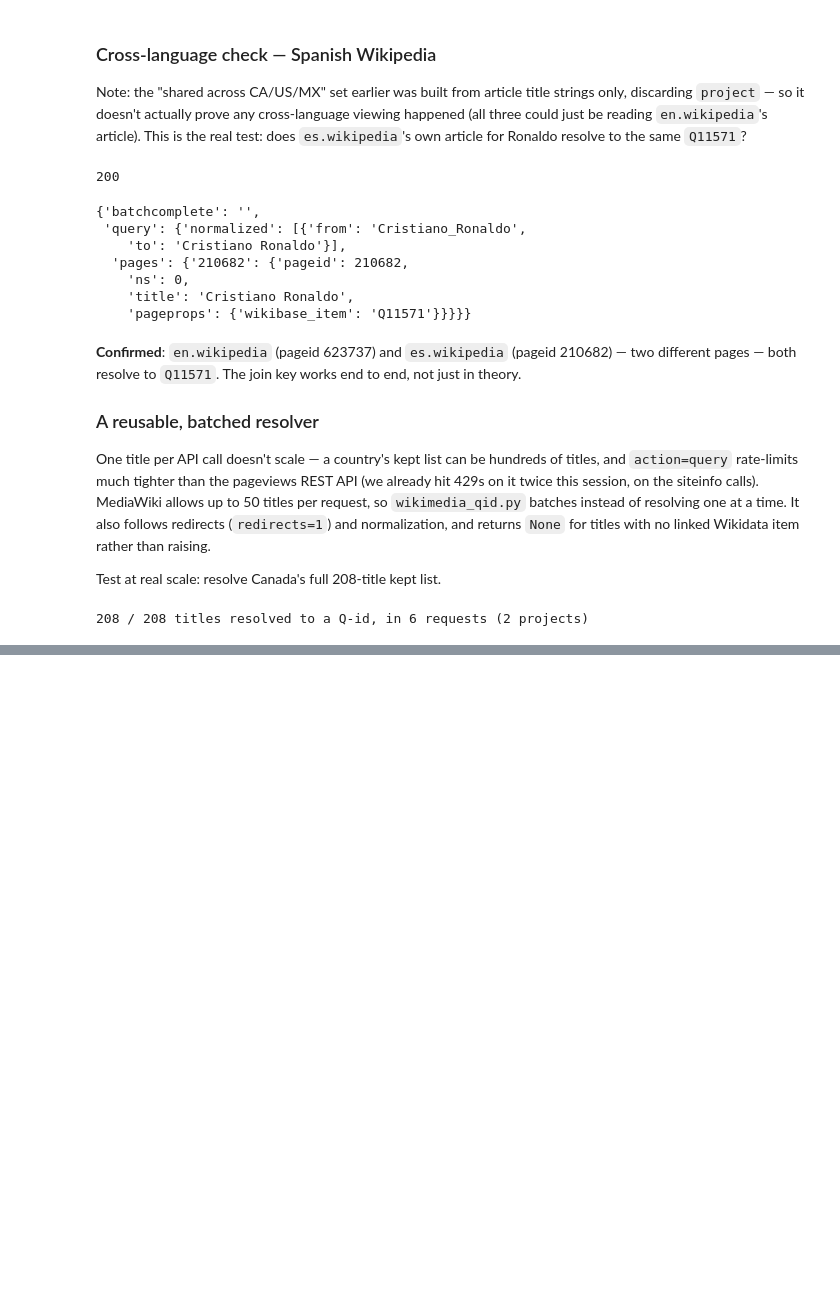
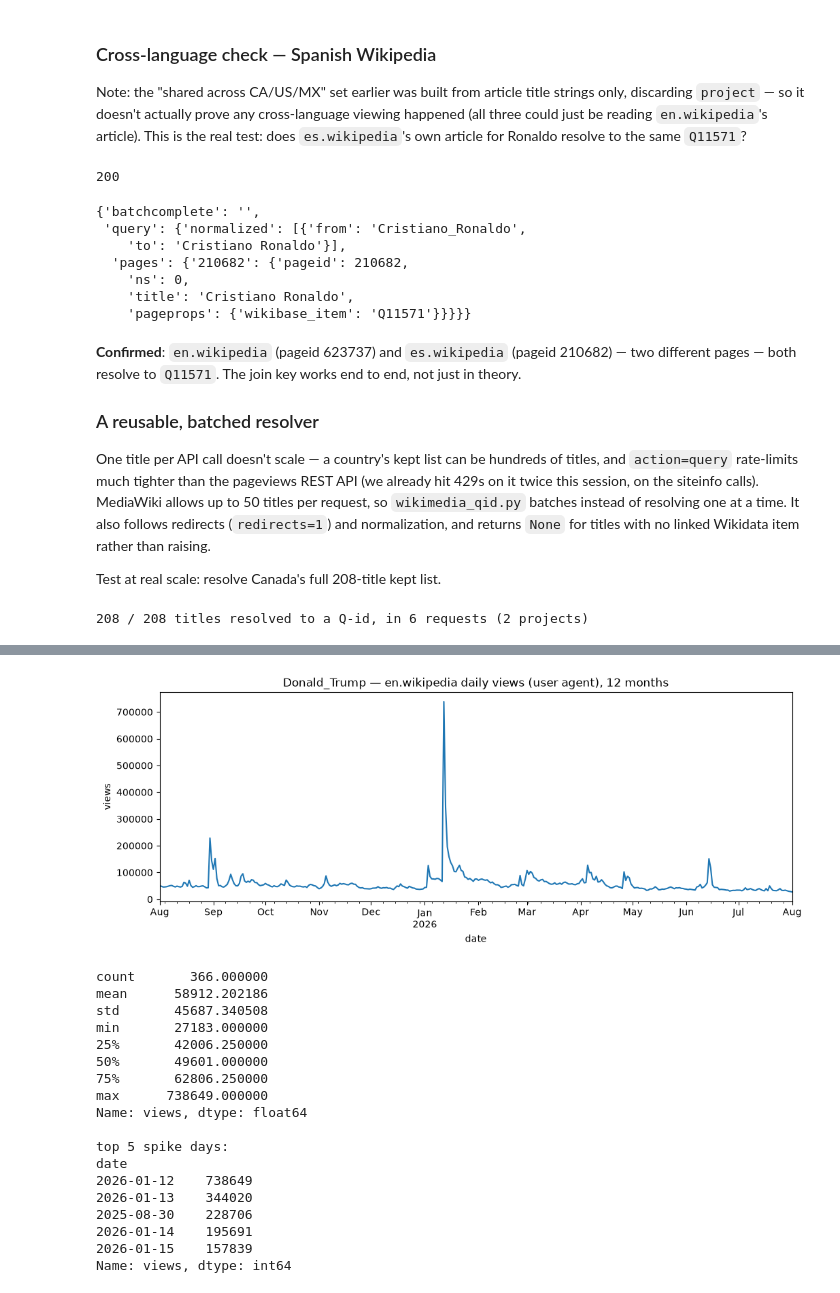
Before and after one commit to diegojramirezs7/zitygeist-data, a Jupyter notebook: notebooks/wikimedia.ipynb, the cells around one changed output, grey strips where cells are left out. Drawn from its saved outputs; the diff is of its cells as text; code cells hidden in the pictures; blank space fills up the shorter version.

Commit message:
small formatting and testing backfill

```diff
--- a/notebooks/wikimedia.ipynb
+++ b/notebooks/wikimedia.ipynb
@@ -380,0 +388,22 @@ for project, project_qids in qids.items():
+# %%
+def fetch_pageviews_range(project: str, article: str, start_date: str, end_date: str, agent: str = "user") -> list[dict]:
+    start = start_date.replace("-", "")
+    end = end_date.replace("-", "")
+    url = (
+        f"https://wikimedia.org/api/rest_v1/metrics/pageviews/per-article/"
+        f"{project}/all-access/{agent}/{quote(article, safe='')}/daily/{start}/{end}"
+    )
+    for attempt in range(5):
+        r = requests.get(url, headers={"User-Agent": USER_AGENT})
+        if r.status_code == 429:
+            time.sleep(int(r.headers.get("Retry-After", 2 ** attempt)))
+            continue
+        r.raise_for_status()
+        return r.json()["items"]
+    raise RuntimeError(f"pageviews range for {project}/{article} still rate-limited after retries")
+
+
+START, END = "2025-08-01", "2026-08-01"  # 12 months, ending yesterday
+trump_views = fetch_pageviews_range("en.wikipedia", "Donald_Trump", START, END)
+print(f"{len(trump_views)} daily datapoints, one request")
+trump_views[:3]
@@ -380,0 +429,36 @@ for project, project_qids in qids.items():
+# %%
+import matplotlib.pyplot as plt
+
+trump_df = pd.DataFrame(trump_views)
+trump_df["date"] = pd.to_datetime(trump_df["timestamp"], format="%Y%m%d%H")
+trump_df = trump_df.set_index("date")["views"]
+
+fig, ax = plt.subplots(figsize=(12, 4))
+trump_df.plot(ax=ax)
+ax.set_title("Donald_Trump — en.wikipedia daily views (user agent), 12 months")
+ax.set_ylabel("views")
+plt.show()
+
+print(trump_df.describe())
+print("\ntop 5 spike days:")
+print(trump_df.sort_values(ascending=False).head())
+# %% [output]
+[figure, added]
+count       366.000000
+mean      58912.202186
+std       45687.340508
+min       27183.000000
+25%       42006.250000
+50%       49601.000000
+75%       62806.250000
+max      738649.000000
+Name: views, dtype: float64
+
+top 5 spike days:
+date
+2026-01-12    738649
+2026-01-13    344020
+2025-08-30    228706
+2026-01-14    195691
+2026-01-15    157839
+Name: views, dtype: int64
```
Also changed, not shown: parts of 3 cells of this notebook, 2 other files.
